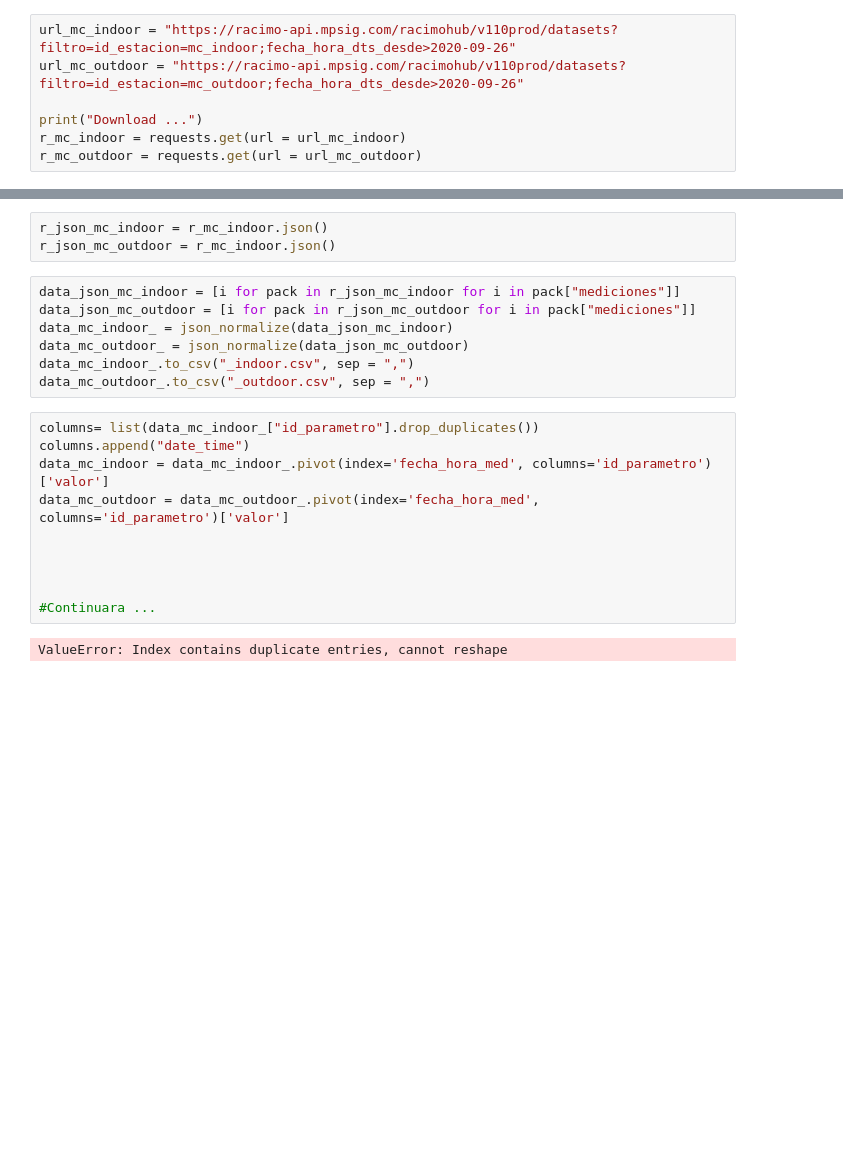
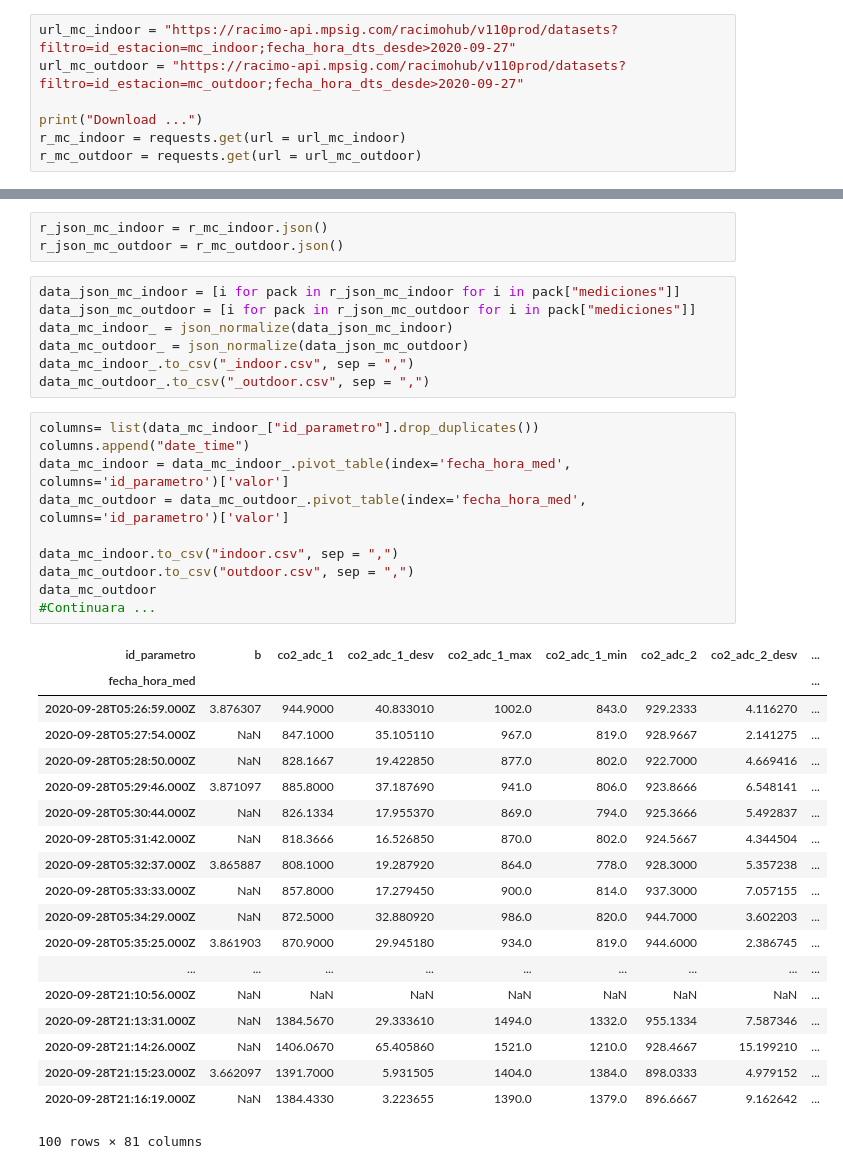
Before and after one commit to JoseSalamancaCoy/Air_flow_indoor, a Jupyter notebook: Download.ipynb, the cells around one changed output, grey strips where cells are left out. Cells and saved outputs as stored; diff of their text form; blank space fills up the shorter version.

```diff
--- a/Download.ipynb
+++ b/Download.ipynb
@@ -4,8 +4,8 @@ import pandas as pd
 from pandas.io.json import json_normalize
 import itertools
 # %%
-url_mc_indoor = "https://racimo-api.mpsig.com/racimohub/v110prod/datasets?filtro=id_estacion=mc_indoor;fecha_hora_dts_desde>2020-09-26"
-url_mc_outdoor = "https://racimo-api.mpsig.com/racimohub/v110prod/datasets?filtro=id_estacion=mc_outdoor;fecha_hora_dts_desde>2020-09-26"
+url_mc_indoor = "https://racimo-api.mpsig.com/racimohub/v110prod/datasets?filtro=id_estacion=mc_indoor;fecha_hora_dts_desde>2020-09-27"
+url_mc_outdoor = "https://racimo-api.mpsig.com/racimohub/v110prod/datasets?filtro=id_estacion=mc_outdoor;fecha_hora_dts_desde>2020-09-27"
 
 print("Download ...")
 r_mc_indoor = requests.get(url = url_mc_indoor)
@@ -14,7 +14,7 @@ r_mc_outdoor = requests.get(url = url_mc_outdoor)
 Download ...
 # %%
 r_json_mc_indoor = r_mc_indoor.json()
-r_json_mc_outdoor = r_mc_indoor.json()
+r_json_mc_outdoor = r_mc_outdoor.json()
 # %%
 data_json_mc_indoor = [i for pack in r_json_mc_indoor for i in pack["mediciones"]]
 data_json_mc_outdoor = [i for pack in r_json_mc_outdoor for i in pack["mediciones"]]
@@ -25,12 +25,30 @@ data_mc_outdoor_.to_csv("_outdoor.csv", sep = ",")
 # %%
 columns= list(data_mc_indoor_["id_parametro"].drop_duplicates())
 columns.append("date_time")
-data_mc_indoor = data_mc_indoor_.pivot(index='fecha_hora_med', columns='id_parametro')['valor']
-data_mc_outdoor = data_mc_outdoor_.pivot(index='fecha_hora_med', columns='id_parametro')['valor']
+data_mc_indoor = data_mc_indoor_.pivot_table(index='fecha_hora_med', columns='id_parametro')['valor']
+data_mc_outdoor = data_mc_outdoor_.pivot_table(index='fecha_hora_med', columns='id_parametro')['valor']
 
-
-
-
+data_mc_indoor.to_csv("indoor.csv", sep = ",")
+data_mc_outdoor.to_csv("outdoor.csv", sep = ",")
+data_mc_outdoor
 #Continuara ...
 # %% [output]
+| id_parametro | b | co2_adc_1 | co2_adc_1_desv | co2_adc_1_max | co2_adc_1_min | co2_adc_2 | co2_adc_2_desv | ... |
+| fecha_hora_med |  |  |  |  |  |  |  | ... |
+| 2020-09-28T05:26:59.000Z | 3.876307 | 944.9000 | 40.833010 | 1002.0 | 843.0 | 929.2333 | 4.116270 | ... |
+| 2020-09-28T05:27:54.000Z | NaN | 847.1000 | 35.105110 | 967.0 | 819.0 | 928.9667 | 2.141275 | ... |
+| 2020-09-28T05:28:50.000Z | NaN | 828.1667 | 19.422850 | 877.0 | 802.0 | 922.7000 | 4.669416 | ... |
+| 2020-09-28T05:29:46.000Z | 3.871097 | 885.8000 | 37.187690 | 941.0 | 806.0 | 923.8666 | 6.548141 | ... |
+| 2020-09-28T05:30:44.000Z | NaN | 826.1334 | 17.955370 | 869.0 | 794.0 | 925.3666 | 5.492837 | ... |
+| 2020-09-28T05:31:42.000Z | NaN | 818.3666 | 16.526850 | 870.0 | 802.0 | 924.5667 | 4.344504 | ... |
+| 2020-09-28T05:32:37.000Z | 3.865887 | 808.1000 | 19.287920 | 864.0 | 778.0 | 928.3000 | 5.357238 | ... |
+| 2020-09-28T05:33:33.000Z | NaN | 857.8000 | 17.279450 | 900.0 | 814.0 | 937.3000 | 7.057155 | ... |
+| 2020-09-28T05:34:29.000Z | NaN | 872.5000 | 32.880920 | 986.0 | 820.0 | 944.7000 | 3.602203 | ... |
+| 2020-09-28T05:35:25.000Z | 3.861903 | 870.9000 | 29.945180 | 934.0 | 819.0 | 944.6000 | 2.386745 | ... |
+| ... | ... | ... | ... | ... | ... | ... | ... | ... |
+| 2020-09-28T21:10:56.000Z | NaN | NaN | NaN | NaN | NaN | NaN | NaN | ... |
+| 2020-09-28T21:13:31.000Z | NaN | 1384.5670 | 29.333610 | 1494.0 | 1332.0 | 955.1334 | 7.587346 | ... |
+| 2020-09-28T21:14:26.000Z | NaN | 1406.0670 | 65.405860 | 1521.0 | 1210.0 | 928.4667 | 15.199210 | ... |
+| 2020-09-28T21:15:23.000Z | 3.662097 | 1391.7000 | 5.931505 | 1404.0 | 1384.0 | 898.0333 | 4.979152 | ... |
+| 2020-09-28T21:16:19.000Z | NaN | 1384.4330 | 3.223655 | 1390.0 | 1379.0 | 896.6667 | 9.162642 | ... |
-ValueError: Index contains duplicate entries, cannot reshape
+100 rows × 81 columns
```
Also changed, not shown: 5 other files.
